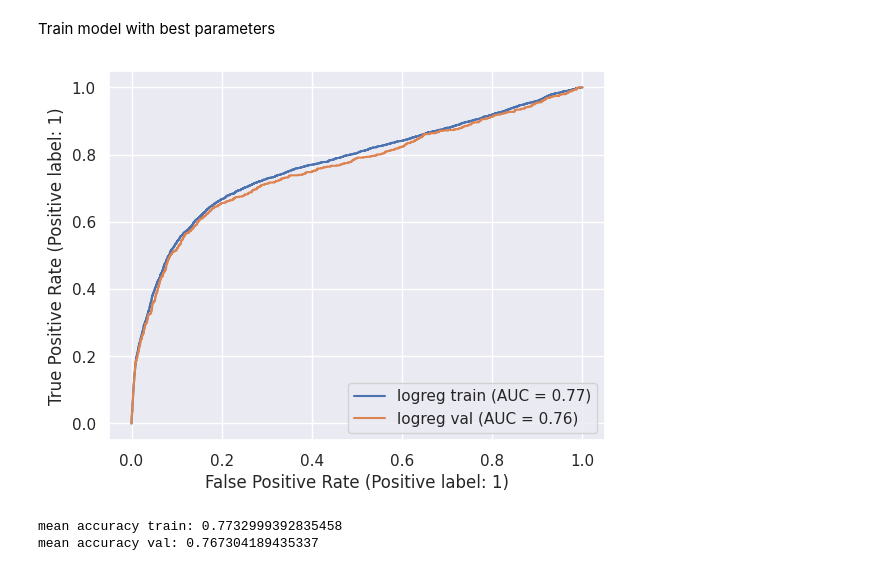
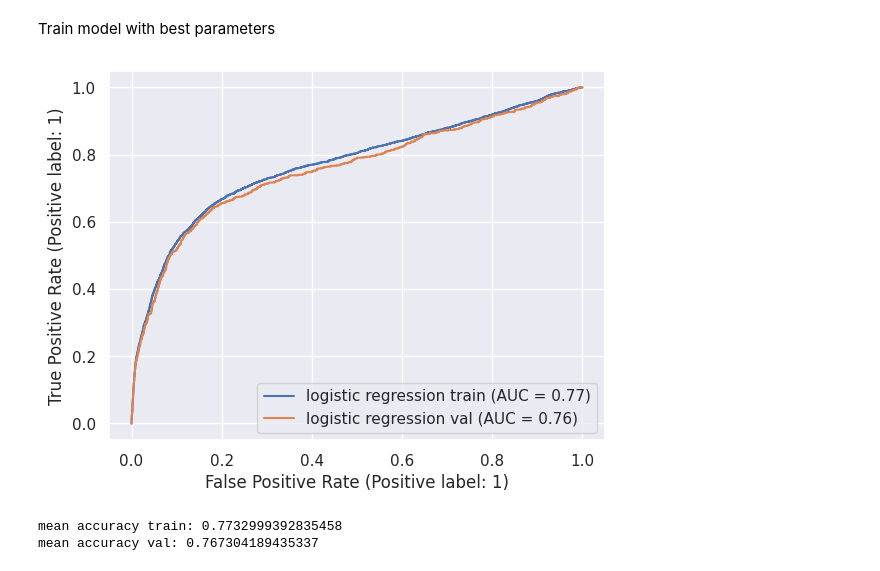
Before and after one commit to dmytrovelychko/rd_ds_python, a Jupyter notebook: cw.ipynb, the cells around one changed output. Saved outputs shown, nothing was run; the diff lists cells and outputs as text; code cells hidden in the pictures.

```diff
--- a/cw.ipynb
+++ b/cw.ipynb
@@ -860,10 +849,23 @@ from xgboost import XGBClassifier
+# %%
+def plot_train_val_roc_curve(model, x_train_scaled, y_train, x_val_scaled, y_val, model_name):
+  fig, ax = plt.subplots()
+
+  y_train_pred_proba = model.predict_proba(x_train_scaled)
+  y_train_pred_proba_positive = y_train_pred_proba[:, 1]
+  RocCurveDisplay.from_predictions(y_train, y_train_pred_proba_positive, ax=ax, name=f"{model_name} train")
+
+  y_val_pred_proba = model.predict_proba(x_val_scaled)
+  y_val_pred_proba_positive = y_val_pred_proba[:, 1]
+  RocCurveDisplay.from_predictions(y_val, y_val_pred_proba_positive, ax=ax, name=f"{model_name} val")
+
+  plt.show()
 # %% [markdown]
 ### Logistic regression
 # %%
 parameters = {'C':[(10**i)*x for i in range(-4, 1) for x in [1,3,5]]}
 
 logisticRegression = LogisticRegression(class_weight='balanced')
-clf = RandomizedSearchCV(logisticRegression, parameters, cv=5, scoring='roc_auc', return_train_score=True, n_jobs=-1)
+clf = RandomizedSearchCV(logisticRegression, parameters, cv=5, scoring='roc_auc', return_train_score=True)
 clf.fit(x_train_scaled, y_train)
 # %%
 print('Best parameters:  {}'.format(clf.best_params_))
@@ -874,17 +876,12 @@ Best score: 0.769884981119932
 # %% [markdown]
 Train model with best parameters
 # %%
-logisticRegression = LogisticRegression(C=clf.best_params_['C'], class_weight='balanced', n_jobs=-1)
+logisticRegression = LogisticRegression(C=clf.best_params_['C'], class_weight='balanced')
 logisticRegression.fit(x_train_scaled, y_train)
-# %%
-fig, ax = plt.subplots()
-
-RocCurveDisplay.from_predictions(y_train, logisticRegression.decision_function(x_train_scaled), ax=ax, name="logreg train")
-RocCurveDisplay.from_predictions(y_val, logisticRegression.decision_function(x_val_scaled), ax=ax, name="logreg val")
-
-plt.show()
-# %% [output]
-[figure, removed]
+# %%
+plot_train_val_roc_curve(logisticRegression, x_train_scaled, y_train, x_val_scaled, y_val, 'logistic regression')
+# %% [output]
+[figure, added]
 # %%
 print(f"mean accuracy train: {logisticRegression.score(x_train_scaled, y_train)}")
 print(f"mean accuracy val: {logisticRegression.score(x_val_scaled, y_val)}")
```
Also changed, not shown: parts of 11 cells of this notebook.
